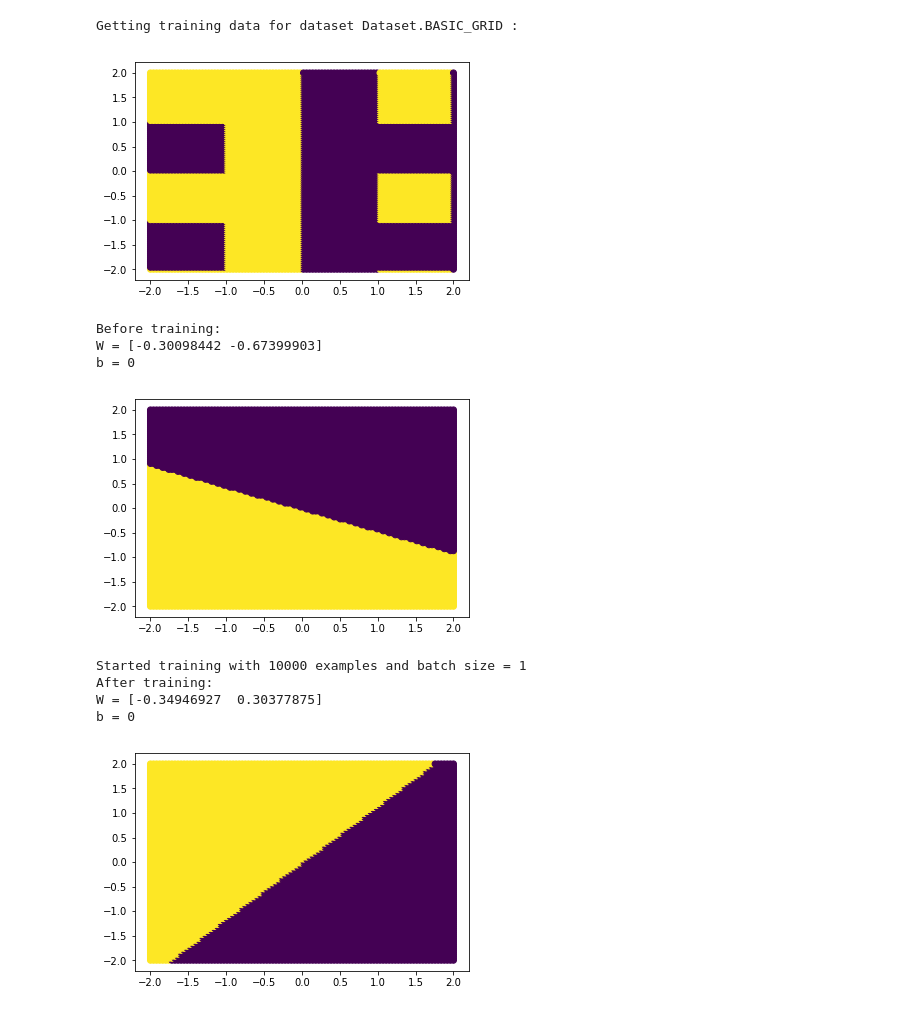
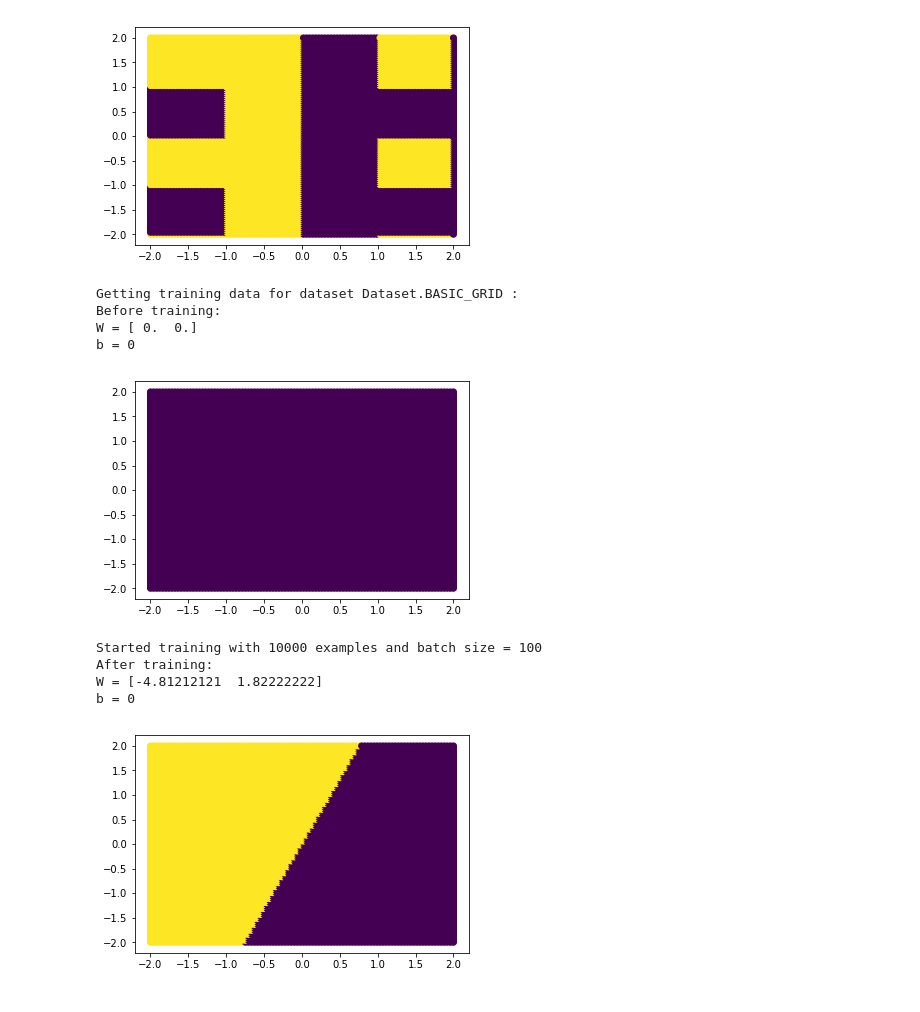
Before and after one commit to BartyzalRadek/neuroinformatics-course, a Jupyter notebook: Perceptron.ipynb, the cells around one changed output. Saved outputs shown, nothing was run; the diff lists cells and outputs as text; code cells hidden in the pictures.

```diff
--- a/Perceptron.ipynb
+++ b/Perceptron.ipynb
@@ -114,7 +114,8 @@ def plot_dataset(dataset):
 class Perceptron:
     def __init__(self, learn_rate):
         self.input_dims = 2
-        self.w = (-1)*np.random.rand(self.input_dims,)
+        #self.w = (-1)*np.random.rand(self.input_dims,)
+        self.w = np.zeros((self.input_dims,), dtype=float)
         self.b = 0
         self.learn_rate = learn_rate
 
@@ -180,16 +182,19 @@ b = 0
+# %%
+plot_dataset(Dataset.BASIC_GRID)
+# %% [output]
+[figure, added]
 # %%
-xs, ys = get_train_data(Dataset.BASIC_GRID, 10000)
+xs, ys = get_train_data(Dataset.BASIC_GRID, 10000, plot_data=False)
 p = Perceptron(learn_rate=0.1)
-p.update_w(xs=xs, ys=ys, batch_size=1)
+p.update_w(xs=xs, ys=ys, batch_size=100)
 # %% [output]
 Getting training data for dataset Dataset.BASIC_GRID :
+Before training:
+W = [ 0.  0.]
+b = 0
-[figure, old version]
+[figure, new version]
-Before training:
-W = [-0.30098442 -0.67399903]
+Started training with 10000 examples and batch size = 100
+After training:
+W = [-4.81212121  1.82222222]
 b = 0
-[figure, old version]
+[figure, new version]
-Started training with 10000 examples and batch size = 1
-After training:
-W = [-0.34946927  0.30377875]
-b = 0
-[figure, removed]
```
Also changed, not shown: parts of 2 cells of this notebook.
